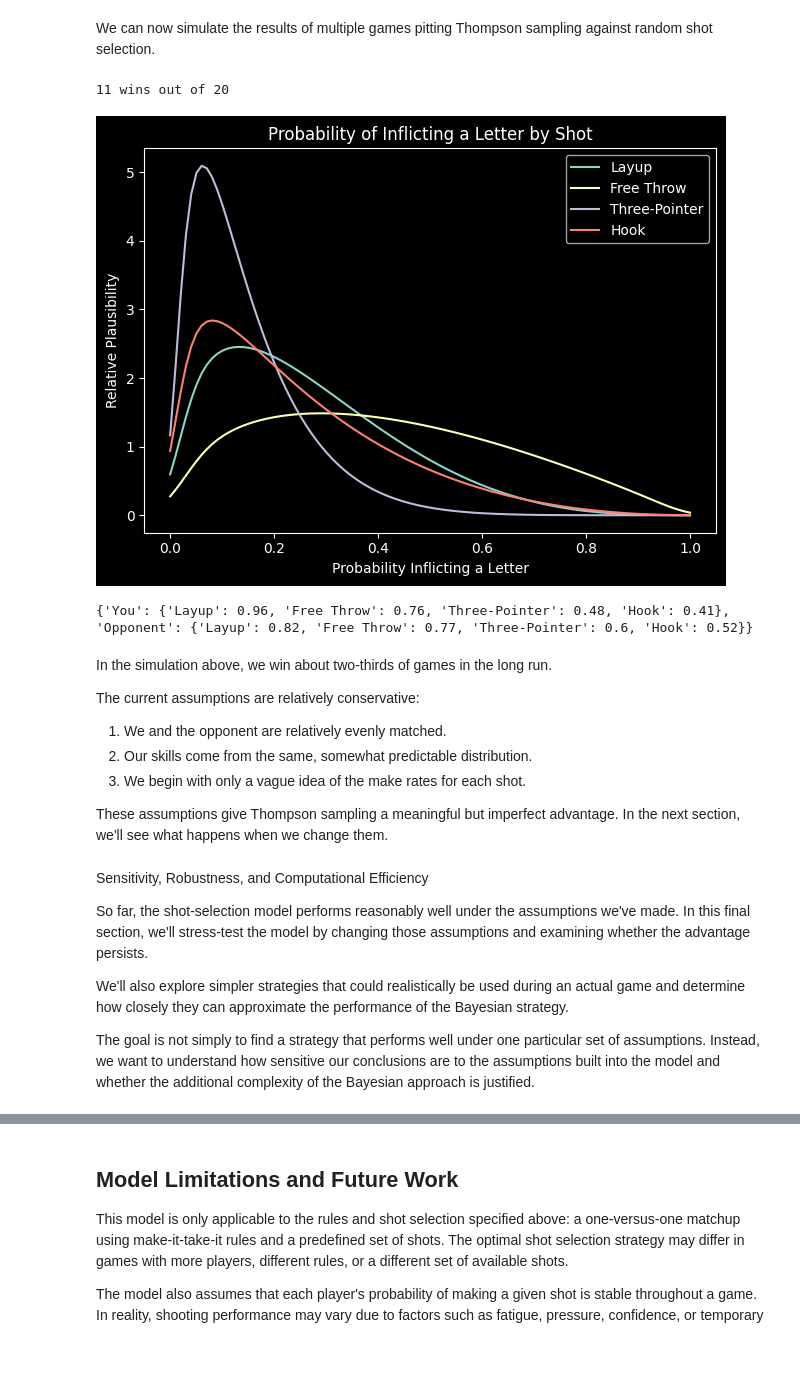
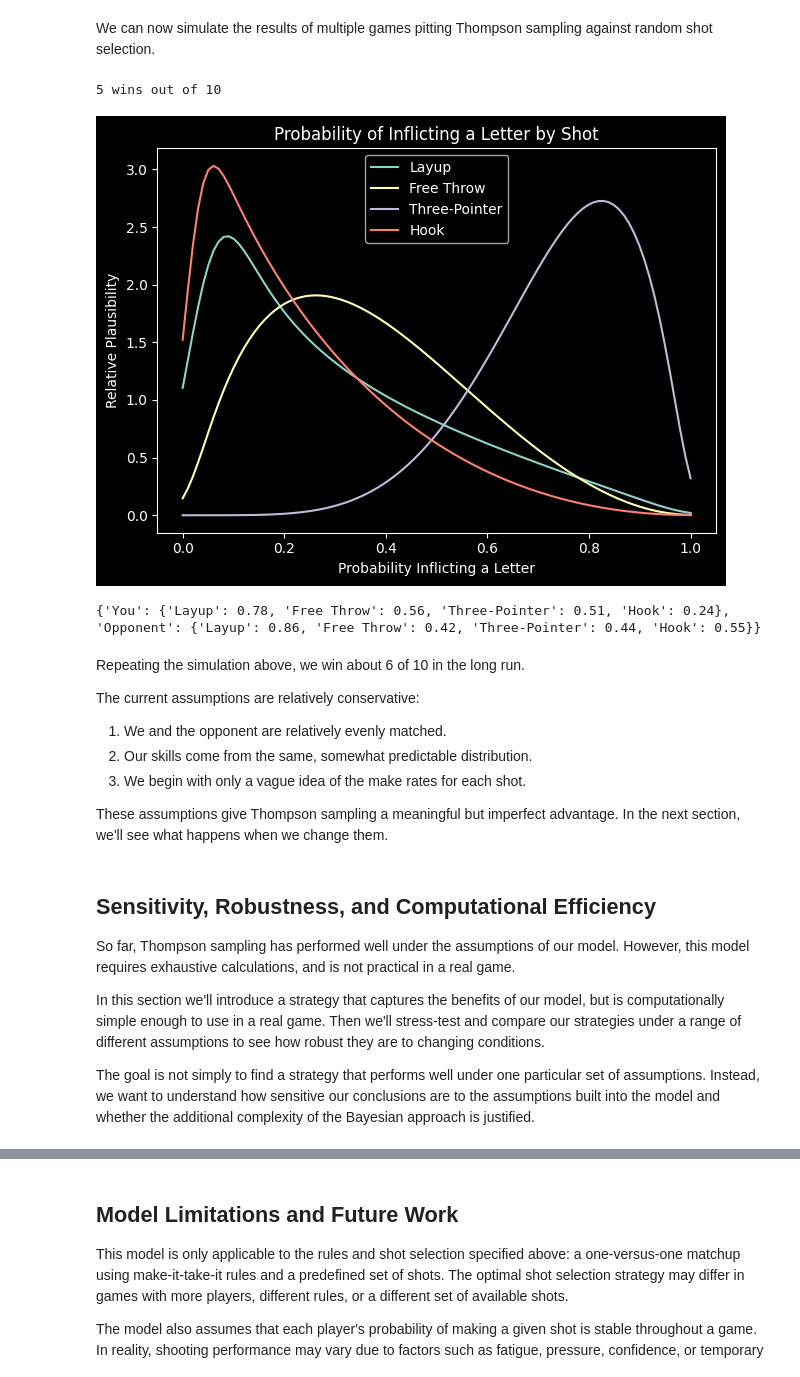
Before and after one commit to SamFarhi/horse-bayesian-strategy, a Jupyter notebook: HORSE.ipynb, the cells around one changed output, grey strips where cells are left out. Drawn from its saved outputs; the diff is of its cells as text; code cells hidden in the pictures.

Commit message:
Robustness Analysis

```diff
--- a/HORSE.ipynb
+++ b/HORSE.ipynb
@@ -330,7 +330,7 @@ We'll represent this graphically as well.
 # %%
 from scipy.stats import gaussian_kde
 
-def plot_shot_effectiveness(stats = stats):
+def plot_shot_effectiveness():
     for shot in stats['You'].keys():
         you = make_dist(stats['You'][shot])
         opp = make_dist(stats['Opponent'][shot])
@@ -361,7 +361,7 @@ def plot_shot_effectiveness(stats = stats):
     plt.show()
 
 stats = {'You': your_stats, 'Opponent': opp_stats}
-plot_shot_effectiveness(stats)
+plot_shot_effectiveness()
 # %% [output]
 [figure]
 # %% [markdown]
@@ -381,7 +381,7 @@ We use Thompson sampling to balance these competing goals. In essence, we draw o
 
 As we collect more data, the posterior distributions become narrower. The algorithm therefore becomes increasingly confident about which shots are effective and gradually shifts toward exploiting the shots supported by the evidence.
 # %%
-def choose_shot_Thompson(stats = stats):
+def choose_shot_Thompson():
     '''return the name of the shot chosen by Thompson sampling'''
 
     samples = {}
@@ -503,33 +516,34 @@ def set_true_probs(layup, freethrow, threepointer, hook, layup_opp, freethrow_op
 We can now simulate the results of multiple games pitting Thompson sampling against random shot selection.
 # %%
 wins = 0
-trials = 20
+trials = 10
 
 for i in range(trials):
 
     # Reset priors beliefs each game - make them only vaguely informative
     set_stats((4,1),(2,1),(1,1),(1,2),(2,0.5),(1,0.5),(0.5,0.5),(0.5,1))
 
-    # Randomly assign true probabilities for each game,
+    # Randomly assign true make rates for each game,
     set_true_probs(round(np.random.beta(12, 3), 2), round(np.random.beta(6, 3), 2), round(np.random.beta(3,3), 2), round(np.random.beta(3,6), 2), round(np.random.beta(12,3), 2), round(np.random.beta(6,3),2), round(np.random.beta(3,3),2), round(np.random.beta(3,6), 2))
-    wins+=full_game()
+
+    # Simulate a game where you select with Thompson and opponent selects randomly
+    wins+=full_game(strategy = choose_shot_Thompson, opp_strategy = choose_shot_random)
 
 
 # Display win rate for this simulation
 print(str(wins) + ' wins out of ' + str(trials))
 
+# Plot your updated beliefs about each shot's effectiveness for the last simulated game.
+plot_shot_effectiveness()
 
-# Show your updated beliefs about each shot's effectiveness after the last simulated game.
-plot_shot_effectiveness(stats)
-
-# Show you vs. your opponent's true make rate
+# Display you vs. your opponent's true make rate for the last simulated game
 print(true_probs)
 # %% [output]
-11 wins out of 20
+5 wins out of 10
-[figure, old version]
+[figure, new version]
-{'You': {'Layup': 0.96, 'Free Throw': 0.76, 'Three-Pointer': 0.48, 'Hook': 0.41}, 'Opponent': {'Layup': 0.82, 'Free Throw': 0.77, 'Three-Pointer': 0.6, 'Hook': 0.52}}
+{'You': {'Layup': 0.78, 'Free Throw': 0.56, 'Three-Pointer': 0.51, 'Hook': 0.24}, 'Opponent': {'Layup': 0.86, 'Free Throw': 0.42, 'Three-Pointer': 0.44, 'Hook': 0.55}}
 # %% [markdown]
-In the simulation above, we win about two-thirds of games in the long run.
+Repeating the simulation above, we win about 6 of 10 in the long run.
 
 The current assumptions are relatively conservative:
 
@@ -539,10 +553,10 @@ The current assumptions are relatively conservative:
 
 These assumptions give Thompson sampling a meaningful but imperfect advantage. In the next section, we'll see what happens when we change them.
 # %% [markdown]
-Sensitivity, Robustness, and Computational Efficiency
+## Sensitivity, Robustness, and Computational Efficiency
 
-So far, the shot-selection model performs reasonably well under the assumptions we've made. In this final section, we'll stress-test the model by changing those assumptions and examining whether the advantage persists.
+So far, Thompson sampling has performed well under the assumptions of our model. However, this model requires exhaustive calculations, and is not practical in a real game.
 
-We'll also explore simpler strategies that could realistically be used during an actual game and determine how closely they can approximate the performance of the Bayesian strategy.
+In this section we'll introduce a strategy that captures the benefits of our model, but is computationally simple enough to use in a real game. Then we'll stress-test and compare our strategies under a range of different assumptions to see how robust they are to changing conditions.
 
 The goal is not simply to find a strategy that performs well under one particular set of assumptions. Instead, we want to understand how sensitive our conclusions are to the assumptions built into the model and whether the additional complexity of the Bayesian approach is justified.
```
Also changed, not shown: parts of 9 cells of this notebook.
